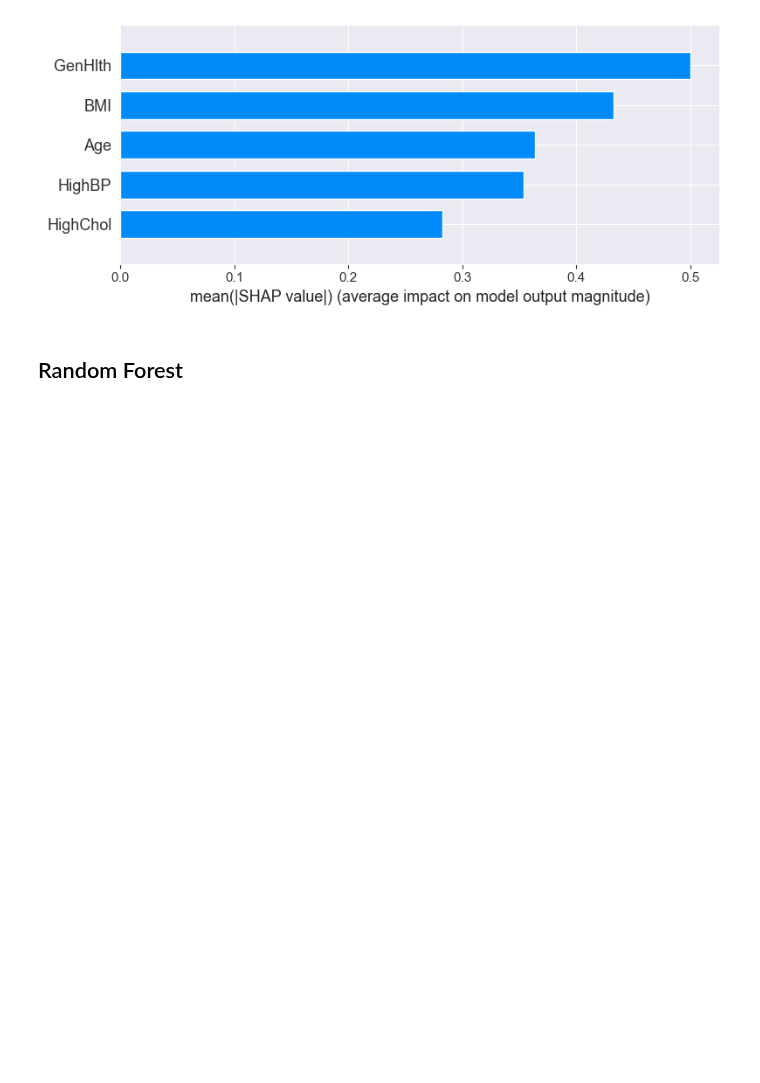
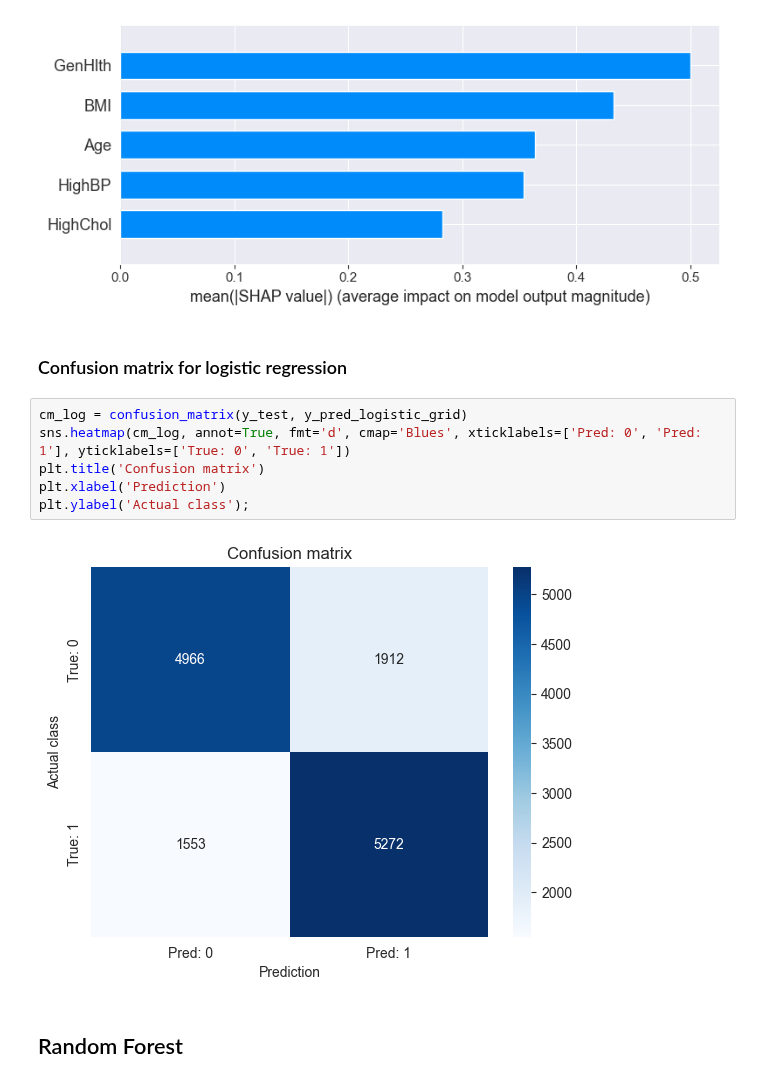
Before and after one commit to p0mona/diploma, a Jupyter notebook: main.ipynb, the cells around one changed output. Cells and saved outputs as stored; diff of their text form; blank space fills up the shorter version.

Commit message:
add a confusion matrix for logistic regression

```diff
--- a/main.ipynb
+++ b/main.ipynb
@@ -664,6 +702,16 @@ shap.summary_plot(shap_log, X_train_scaled, plot_type="bar", max_display=5)
 plt.show()
 # %% [output]
 [figure]
+# %% [markdown]
+### Confusion matrix for logistic regression
+# %%
+cm_log = confusion_matrix(y_test, y_pred_logistic_grid)
+sns.heatmap(cm_log, annot=True, fmt='d', cmap='Blues', xticklabels=['Pred: 0', 'Pred: 1'], yticklabels=['True: 0', 'True: 1'])
+plt.title('Confusion matrix')
+plt.xlabel('Prediction')
+plt.ylabel('Actual class');
+# %% [output]
+[figure, added]
 # %% [markdown]
 ## Random Forest
 # %%
```
Also changed, not shown: parts of 7 cells of this notebook.
